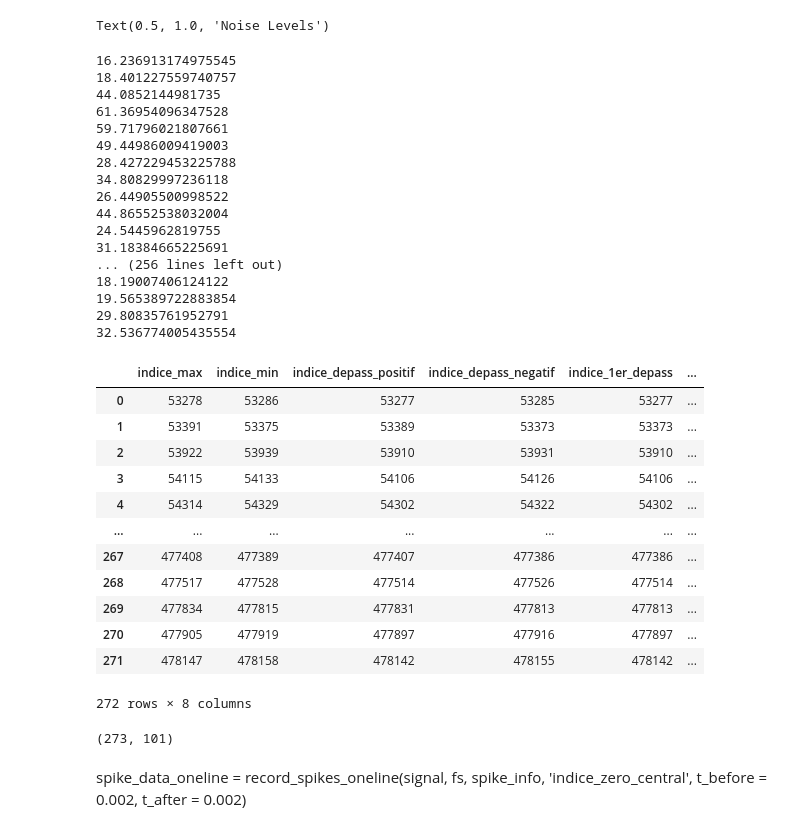
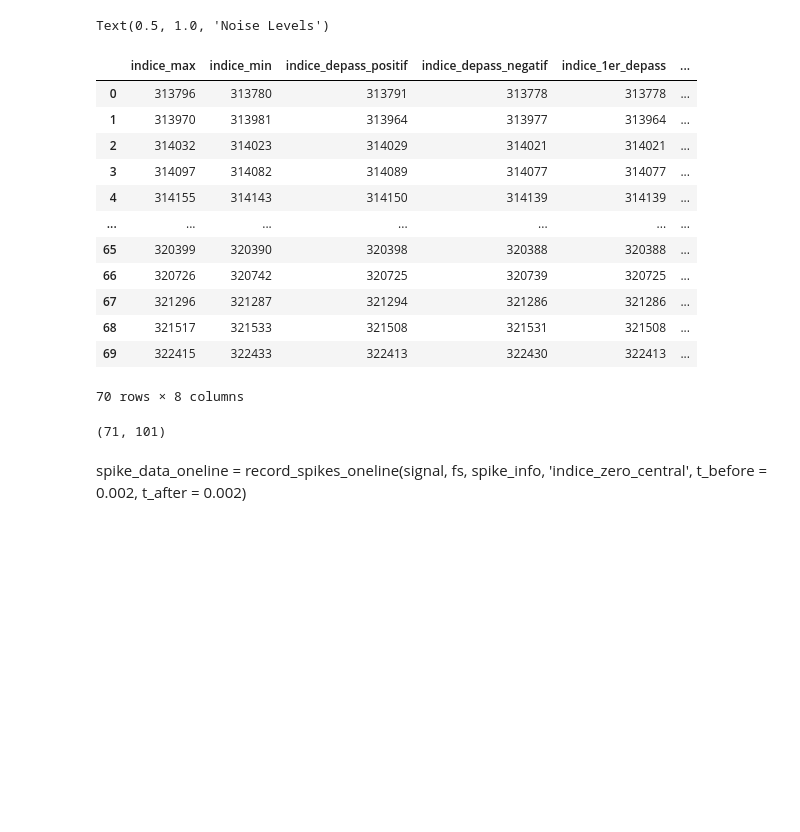
Before and after one commit to Sylvain-Gutierrez/PIR, a Jupyter notebook: AdabandFlt/Final_AdaBandFlt_12_05_20.ipynb, the cells around one changed output. Drawn from its saved outputs; the diff is of its cells as text; code cells hidden in the pictures; blank space fills up the shorter version.

```diff
--- a/AdabandFlt/Final_AdaBandFlt_12_05_20.ipynb
+++ b/AdabandFlt/Final_AdaBandFlt_12_05_20.ipynb
@@ -540,6 +542,21 @@ xminspike = int(np.round(130826*(fs/1000)))
 xmaxspike = int(np.round(131699*(fs/1000)))
 
 burst_data = filtereddf.iloc[xminspike:xmaxspike,0]
+
+
+###########################
+
+y_ref = butter_bandpass_filter(df['El 15       '], lowcut, highcut, fs, order=6)
+
+filtereddf_ref = pd.DataFrame(y_ref)
+filtereddf_ref.index = df.index
+
+#############################
+
+xminspike = int(np.round(12548*(fs/1000)))
+xmaxspike = int(np.round(13000*(fs/1000)))
+
+burst_data = filtereddf.iloc[xminspike:xmaxspike,0]
 # %%
 ################################################################################################
 ####   TEST ADABANDFLT AVEC SIGNAL ORIGINAL (PASSE-BANDE+WIENER)
@@ -551,4 +568,5 @@ burst_data = filtereddf.iloc[xminspike:xmaxspike,0]
 #  - spike_data : part of signal where burst (after bandpass)
 
 
-signal = signal_filtered
+signal = burst_data
+signal_filtered_ref = filtereddf_ref.iloc[:,0] #Entire recording filtered by bandpass, for reference electrode
@@ -555,7 +590,7 @@ signal = signal_filtered
 # %%
 fs = 25000
 
-noise_levels = init_noise_levels(signal, fs,
+noise_levels = init_noise_levels(signal_filtered, fs,
                       noise_window_size = 0.01,
                       required_valid_windows = 100,
                       old_noise_level_propagation = 0.8,
@@ -573,50 +608,33 @@ plt.title('Noise Levels')
 Text(0.5, 1.0, 'Noise Levels')
 # %%
 spike_info = find_spikes(signal, noise_levels, fs,
-                          window_size = 0.002,
+                          window_size = 0.001,
                           noise_window_size = 0.01,
                           threshold_factor = 3.5,
-                          maxseparation = 0.0008)
+                          maxseparation = 0.002)
 
 spike_info
 # %% [output]
+|  | indice_max | indice_min | indice_depass_positif | indice_depass_negatif | indice_1er_depass | ... |
+| 0 | 313796 | 313780 | 313791 | 313778 | 313778 | ... |
+| 1 | 313970 | 313981 | 313964 | 313977 | 313964 | ... |
+| 2 | 314032 | 314023 | 314029 | 314021 | 314021 | ... |
+| 3 | 314097 | 314082 | 314089 | 314077 | 314077 | ... |
+| 4 | 314155 | 314143 | 314150 | 314139 | 314139 | ... |
+| ... | ... | ... | ... | ... | ... | ... |
+| 65 | 320399 | 320390 | 320398 | 320388 | 320388 | ... |
+| 66 | 320726 | 320742 | 320725 | 320739 | 320725 | ... |
+| 67 | 321296 | 321287 | 321294 | 321286 | 321286 | ... |
+| 68 | 321517 | 321533 | 321508 | 321531 | 321508 | ... |
+| 69 | 322415 | 322433 | 322413 | 322430 | 322413 | ... |
-16.236913174975545
-18.401227559740757
-44.0852144981735
-61.36954096347528
-59.71796021807661
-49.44986009419003
-28.427229453225788
-34.80829997236118
-26.44905500998522
-44.86552538032004
-24.5445962819755
-31.18384665225691
-... (256 lines left out)
-18.19007406124122
-19.565389722883854
-29.80835761952791
-32.536774005435554
+70 rows × 8 columns
-|  | indice_max | indice_min | indice_depass_positif | indice_depass_negatif | indice_1er_depass | ... |
-| 0 | 53278 | 53286 | 53277 | 53285 | 53277 | ... |
-| 1 | 53391 | 53375 | 53389 | 53373 | 53373 | ... |
-| 2 | 53922 | 53939 | 53910 | 53931 | 53910 | ... |
-| 3 | 54115 | 54133 | 54106 | 54126 | 54106 | ... |
-| 4 | 54314 | 54329 | 54302 | 54322 | 54302 | ... |
-| ... | ... | ... | ... | ... | ... | ... |
-| 267 | 477408 | 477389 | 477407 | 477386 | 477386 | ... |
-| 268 | 477517 | 477528 | 477514 | 477526 | 477514 | ... |
-| 269 | 477834 | 477815 | 477831 | 477813 | 477813 | ... |
-| 270 | 477905 | 477919 | 477897 | 477916 | 477897 | ... |
-| 271 | 478147 | 478158 | 478142 | 478155 | 478142 | ... |
-272 rows × 8 columns
 # %%
 spike_data = record_spikes(signal, fs, spike_info,
                   'indice_zero_central',
                   t_before = 0.002,
                   t_after = 0.002)
 # %% [output]
-(273, 101)
+(71, 101)
 # %%
 spike_data_oneline = record_spikes_oneline(signal, fs, spike_info,
                   'indice_zero_central',
```
Also changed, not shown: parts of 4 cells of this notebook, 9 other files.
